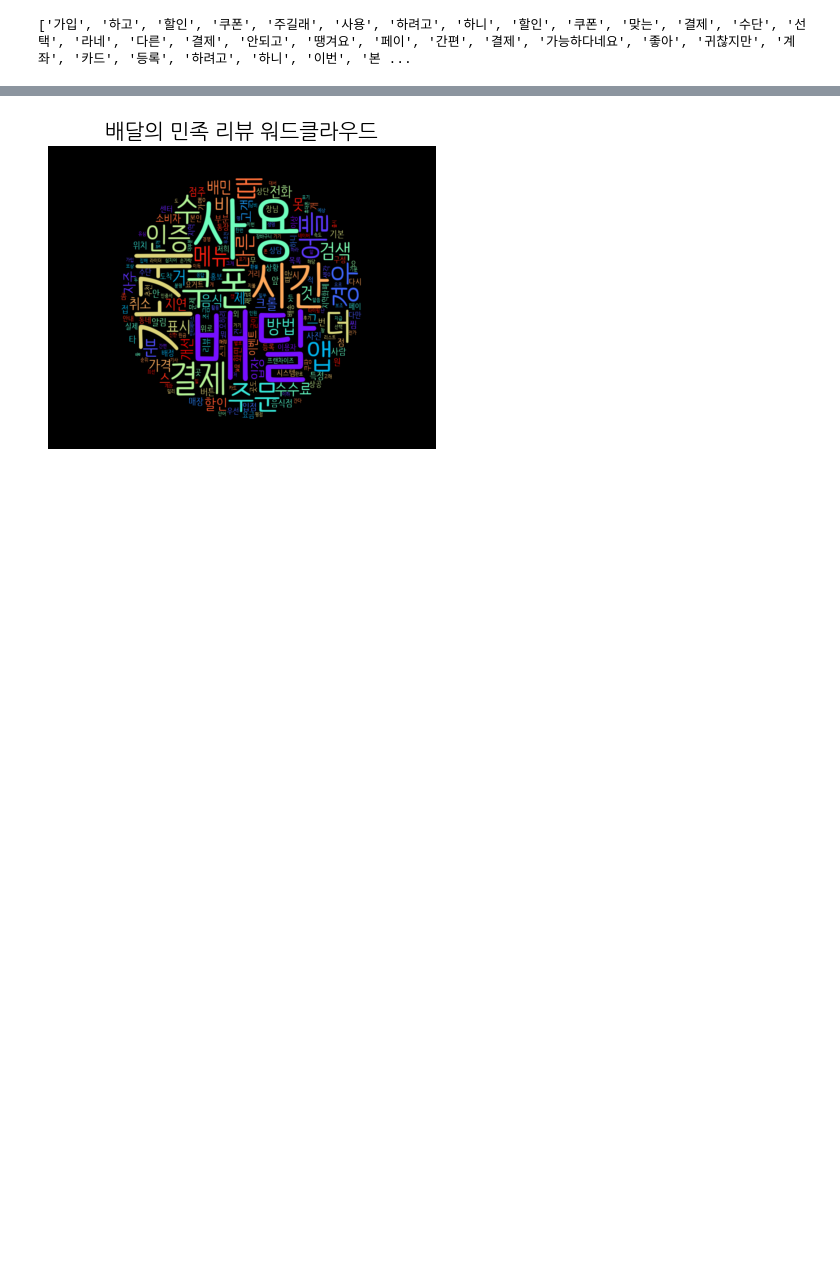
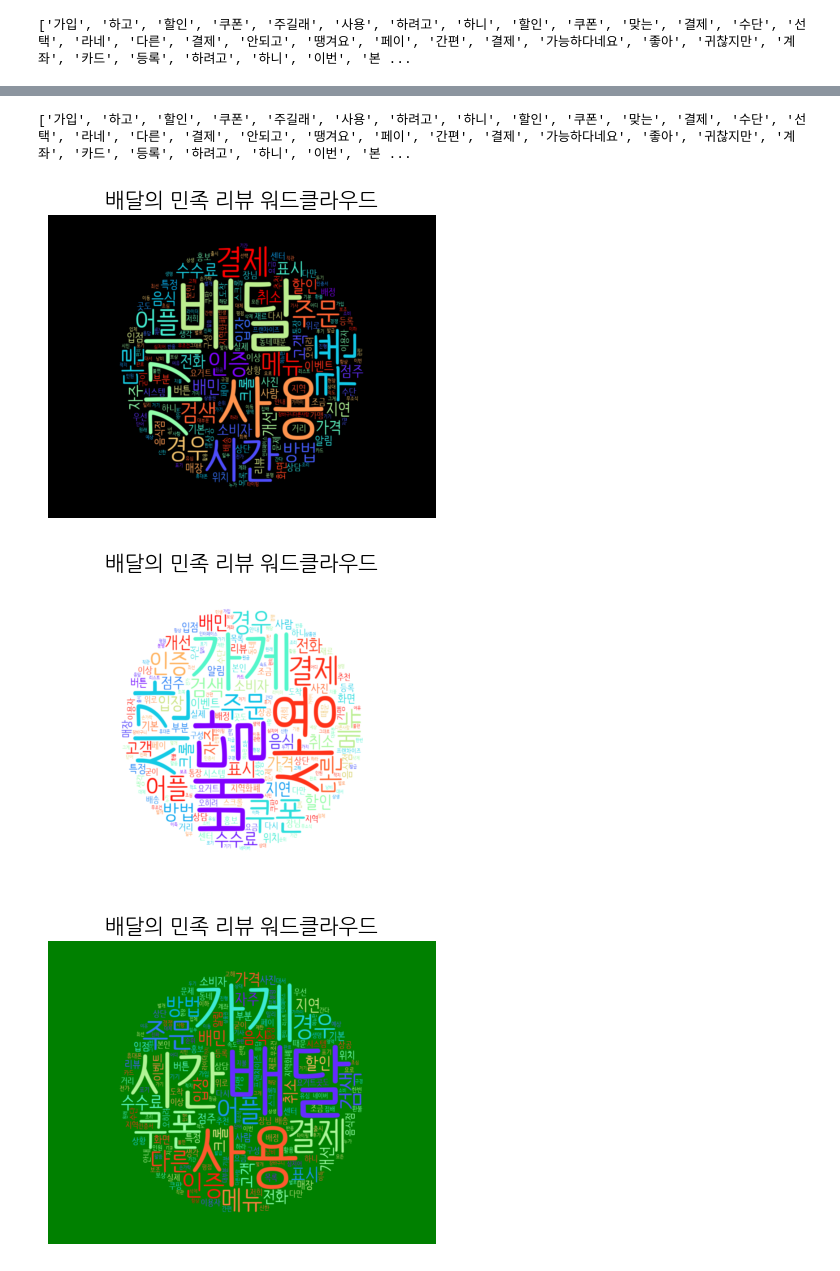
Before and after one commit to kimseo-0/DataAnalysis-SeoulPay, a Jupyter notebook: src/test.ipynb, the cells around one changed output, grey strips where cells are left out. Drawn from its saved outputs; the diff is of its cells as text; code cells hidden in the pictures; blank space fills up the shorter version.

```diff
--- a/src/test.ipynb
+++ b/src/test.ipynb
@@ -184,0 +206,6 @@ print(result)
+# %%
+for i in range(3):
+    for j in range(3):
+        if j == 1:
+            break
+        print(i, j)
@@ -184,0 +216,7 @@ print(result)
+# %%
+import pandas as pd
+data = pd.read_csv("data\google_review_raw\구글플레이스토어_땡겨요_리뷰.csv", index_col=0)
+result = get_word_list_grouped(data["content"], pos_tags = [])
+print(result)
+for re in result:
+    print(re)
@@ -211,3 +337,10 @@ def get_word_list(series, nlp_type = "okt", stopwords = [], pos_tags = []):
+# %%
+import pandas as pd
+data = pd.read_csv("data\google_review_raw\구글플레이스토어_땡겨요_리뷰.csv", index_col=0)
+result = get_token_list(data["content"], flatten=True)
+print(result)
+# %% [output]
+['가입', '하고', '할인', '쿠폰', '주길래', '사용', '하려고', '하니', '할인', '쿠폰', '맞는', '결제', '수단', '선택', '라네', '다른', '결제', '안되고', '땡겨요', '페이', '간편', '결제', '가능하다네요', '좋아', '귀찮지만', '계좌', '카드', '등록', '하려고', '하니', '이번', '본 ...
 # %%
 from wordcloud import WordCloud
 import matplotlib.pyplot as plt
@@ -216,7 +349,14 @@ from PIL import Image
 import numpy as np
 from collections import Counter
 
-def draw_wordcloud(word_list, most_common_count = -1, title = "wordcloud", font_path = "C:\Windodws\Fonts\malgun.ttf", image_path = "images/circle.png"):
+def draw_wordcloud(word_list,
+                   most_common_count = -1,
+                   title = "wordcloud",
+                   font_path = "C:\Windodws\Fonts\malgun.ttf",
+                   image_path = "images/circle.png",
+                   color_map = 'rainbow',
+                   background_color = 'white'
+                   ):
     """word_list를 받으면 Counter로 빈도 수를 센 후 워드 클라우드를 그리고 counter를 반환하는 함수"""
     counter = Counter(word_list)
 
@@ -229,8 +369,8 @@ def draw_wordcloud(word_list, most_common_count = -1, title = "wordcloud", font_
     wc = WordCloud(
         font_path = font_path, # C:\Windodws\Fonts\malgun.ttf
         mask=mask_img,
-        background_color="black",
-        colormap="rainbow",
+        background_color=background_color, # white
+        colormap=color_map, # rainbow
         width=800,
         height=400
     )
@@ -247,10 +387,14 @@ def draw_wordcloud(word_list, most_common_count = -1, title = "wordcloud", font_
 # %%
 import pandas as pd
 data = pd.read_csv("data\google_review_raw\구글플레이스토어_땡겨요_리뷰.csv", index_col=0)
-result = get_word_list(data["content"], nlp_type='okt', pos_tags = ['Noun'])
-draw_wordcloud(result, title="배달의 민족 리뷰 워드클라우드", font_path="fonts/NanumBarunpenR.ttf")
+result = get_token_list(data["content"], nlp_type='okt', pos_tags = ['Noun'])
+draw_wordcloud(result, title="배달의 민족 리뷰 워드클라우드", font_path="fonts/NanumBarunpenR.ttf", background_color='black')
+draw_wordcloud(result, title="배달의 민족 리뷰 워드클라우드", font_path="fonts/NanumBarunpenR.ttf", background_color='white')
+draw_wordcloud(result, title="배달의 민족 리뷰 워드클라우드", font_path="fonts/NanumBarunpenR.ttf", background_color='green')
 # %% [output]
-[figure, old version]
+[figure, new version]
+[figure, added]
+[figure, added]
 Counter({'배달': 26,
          '사용': 19,
          '가게': 17,
```
Also changed, not shown: parts of 7 cells of this notebook.
